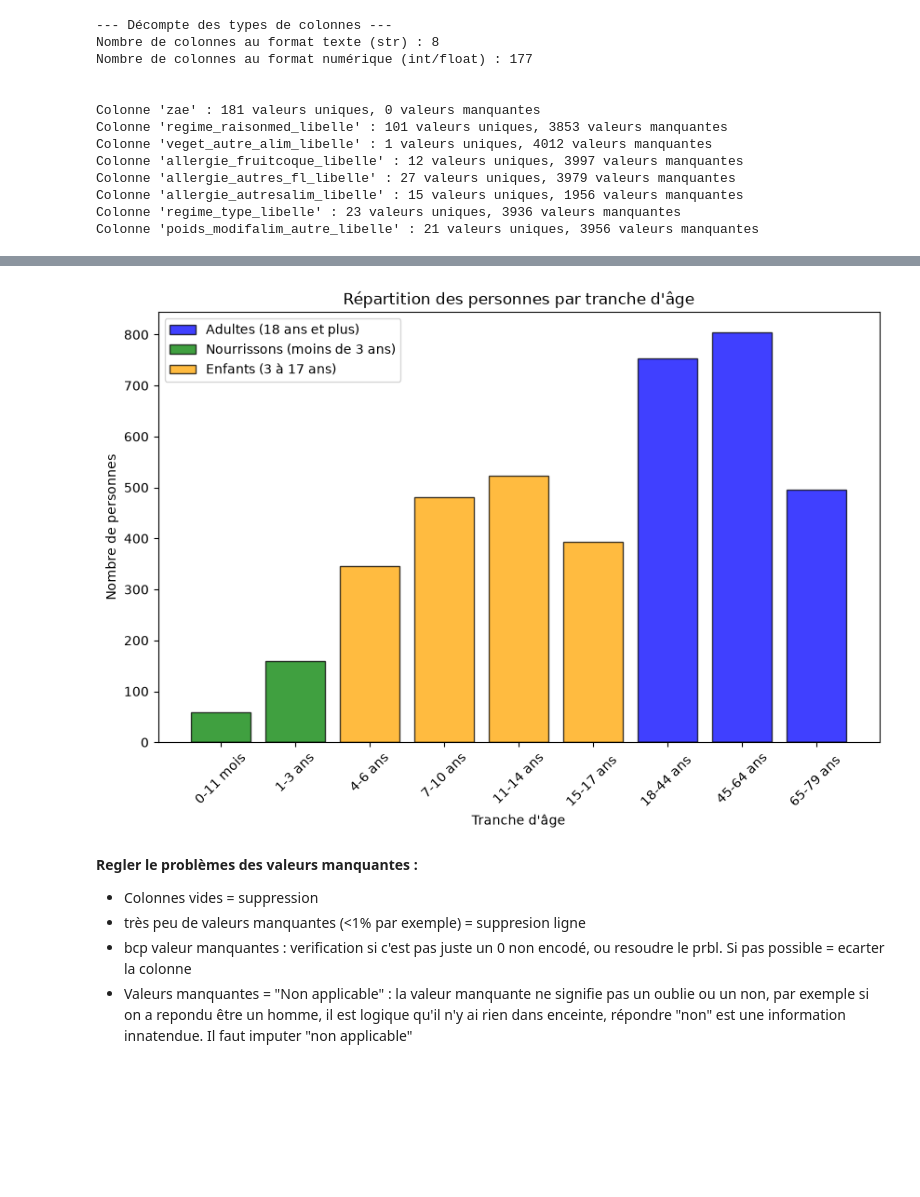
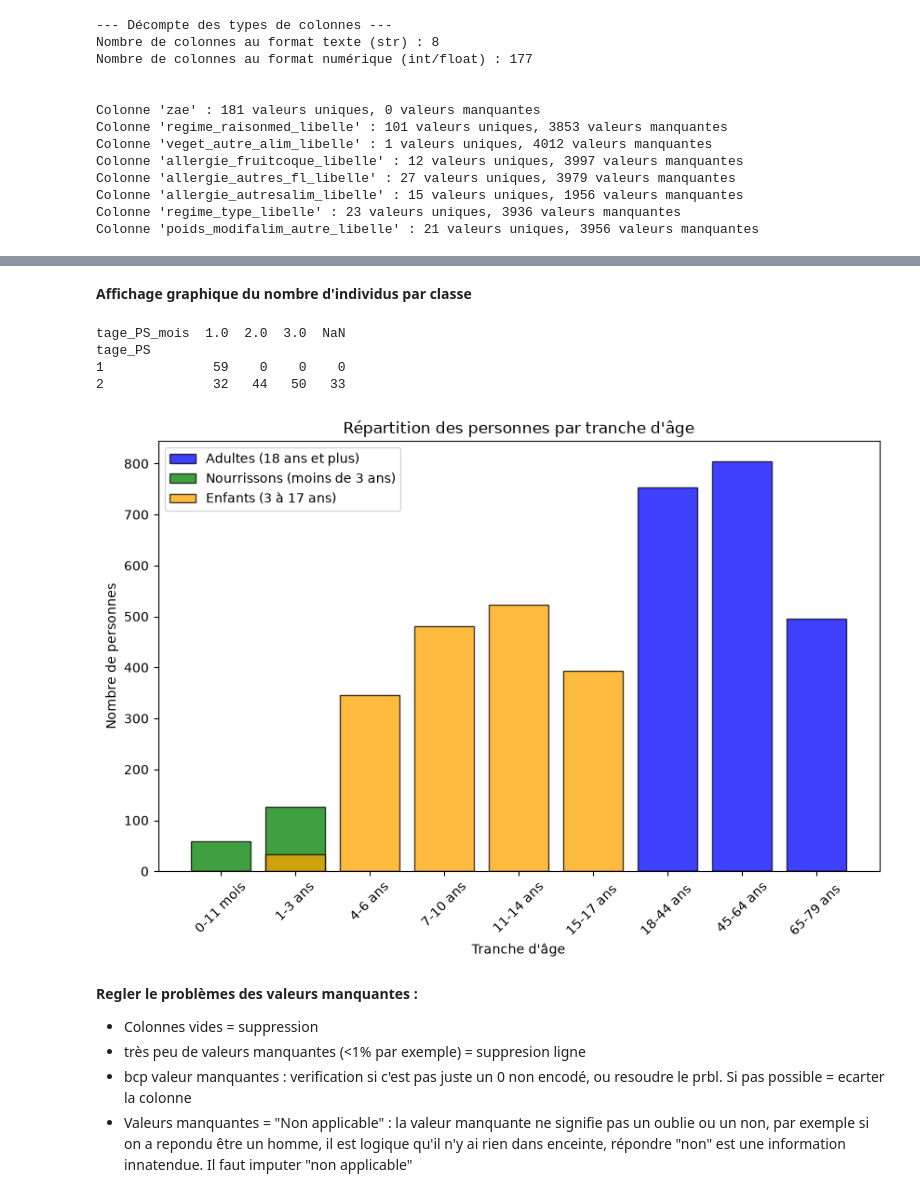
Before and after one commit to Mithrafk/Projet_Collab_Sabine, a Jupyter notebook: TP7/7_projet.ipynb, the cells around one changed output, grey strips where cells are left out. Drawn from its saved outputs; the diff is of its cells as text; code cells hidden in the pictures; blank space fills up the shorter version.

```diff
--- a/TP7/7_projet.ipynb
+++ b/TP7/7_projet.ipynb
@@ -43 +45,4 @@ import pandas as pd
+# %%
+### Temporaire ###
+d_descri = pd.read_csv("tables/description-indiv.csv", sep=";", low_memory=False)
 # %% [markdown]
@@ -103,9 +118,14 @@ for k in d_str.columns:
     print(f"Colonne '{k}' : {d_str[k].nunique()} valeurs uniques, {d_str[k].isna().sum()} valeurs manquantes")
     # print(d_str[k].unique())
 
-df["zae"] = df["zae"].str[1:].astype("Int64") # Z78267 -> 78267
-colonnes_libelle = df.columns[df.columns.str.endswith("_libelle")]
-df.drop(columns=colonnes_libelle, inplace=True) # supprimer les colonnes *_libelles, les raisons du oui à la colonne d'avant, annecdotique pour nous
+def nettoyer_str(dataframe):
+    dataframe["zae"] = dataframe["zae"].str[1:].astype("Int64") # Z78267 -> 78267
+    colonnes_libelle = dataframe.columns[dataframe.columns.str.endswith("_libelle")]
+    dataframe.drop(columns=colonnes_libelle, inplace=True) # supprimer les colonnes *_libelles, les raisons du oui à la colonne d'avant, annecdotique pour nous
+
+    return dataframe
+
+df = nettoyer_str(df)
 # %% [output]
 --- Décompte des types de colonnes ---
 Nombre de colonnes au format texte (str) : 8
@@ -174,29 +182,63 @@ plt.show()
+# %% [markdown]
+**Affichage graphique du nombre d'individus par classe**
 # %%
-df_adulte = df[df["tage_PS"] >= 7]
-df_nourisson = df[df["tage_PS"] < 3]
-df_enfant = df[(df["tage_PS"] >= 3) & (df["tage_PS"] < 7)]
+def sep_age(dataframe, forme_return="liste"):
+    '''
+    Sépare le dataframe en trois sous-dataframes selon l'âge : adultes, nourrissons et enfants.
+    Peut rentre 3 sous-dataframes ou un dictionnaire de dataframes selon le paramètre forme_return.
+    '''
+    df_adulte = dataframe[dataframe["tage_PS"] >= 7]
+    df_nourisson = dataframe[dataframe["tage_PS_mois"].notna()]
+    df_enfant = dataframe[(dataframe["tage_PS_mois"].isna()) & (dataframe["tage_PS"] < 7)]
+
+    if forme_return == "liste":
+        return df_adulte, df_nourisson, df_enfant
+
+    elif forme_return == "dict":
+        df_age = {
+        "Adultes": df_adulte,
+        "Enfants": df_enfant,
+        "Nourrissons": df_nourisson
+    }
+        return df_age
+
+    else:
+        raise ValueError("Le paramètre 'forme_return' doit être soit 'liste' soit 'dict'.")
+
+tableau_croise = pd.crosstab(
+    df.loc[df["tage_PS"].isin([1, 2]), "tage_PS"],
+    df.loc[df["tage_PS"].isin([1, 2]), "tage_PS_mois"],
+    dropna=False
+)
+print(tableau_croise) # On a donc33 enfants de 36 mois
+
+df_adulte, df_nourisson, df_enfant = sep_age(df, forme_return="liste")
 
 bins = [0,1,2,3,4,5,6,7,8,9]
 labels = ['0-11 mois', '1-3 ans', '4-6 ans', '7-10 ans', '11-14 ans', '15-17 ans ', '18-44 ans ', '45-64 ans', '65-79 ans ']
 
 counts_adulte = pd.cut(df_adulte["tage_PS"], bins=bins, labels=labels)
 counts_nourisson = pd.cut(df_nourisson["tage_PS"], bins=bins, labels=labels)
 counts_enfant = pd.cut(df_enfant["tage_PS"], bins=bins, labels=labels)
 
 x = np.arange(len(labels))
 
 plt.figure(figsize=(10, 6))
 plt.bar(x, counts_adulte.value_counts(sort=False), color='blue', alpha=0.75, edgecolor='black', label='Adultes (18 ans et plus)')
 plt.bar(x, counts_nourisson.value_counts(sort=False), color='green', alpha=0.75, edgecolor='black', label='Nourrissons (moins de 3 ans)')
 plt.bar(x, counts_enfant.value_counts(sort=False), color='orange', alpha=0.75, edgecolor='black', label='Enfants (3 à 17 ans)')
 plt.xlabel('Tranche d\'âge')
 plt.ylabel('Nombre de personnes')
 plt.title('Répartition des personnes par tranche d\'âge')
 plt.xticks(x, labels, rotation=45)
 plt.legend()
 plt.show()
 # %% [output]
+tage_PS_mois  1.0  2.0  3.0  NaN
+tage_PS
+1              59    0    0    0
+2              32   44   50   33
-[figure, old version]
+[figure, new version]
 # %% [markdown]
 **Regler le problèmes des valeurs manquantes :**
 - Colonnes vides = suppression
```
Also changed, not shown: parts of 37 cells of this notebook, 3 other files.
